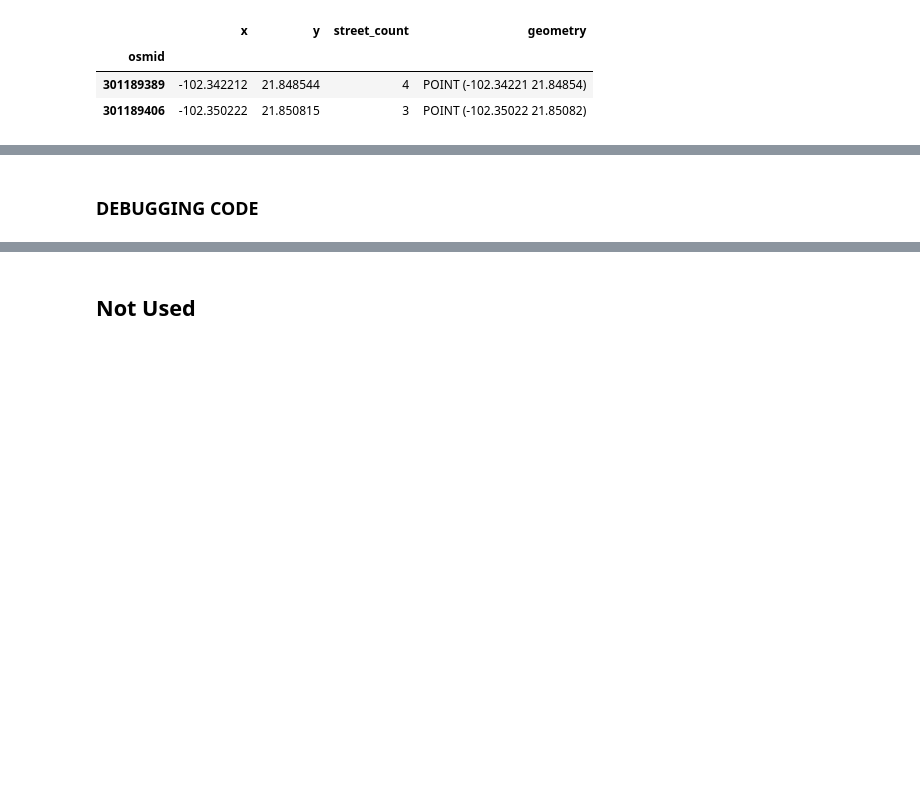
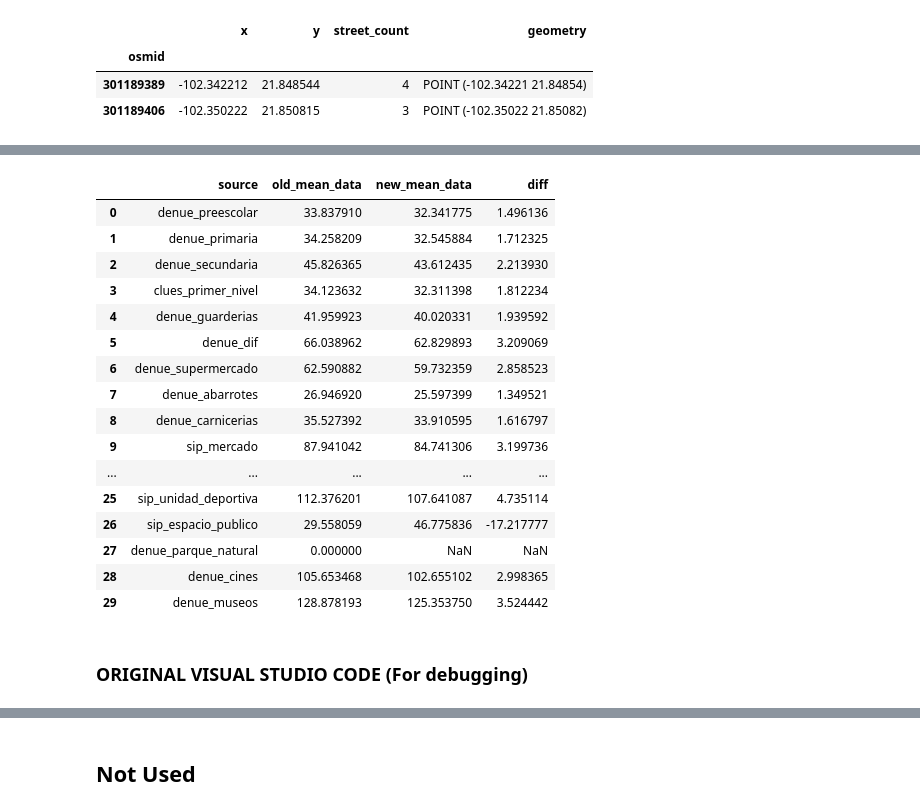
Before and after one commit to Observatorio-Ciudades/accesibilidad-urbana, a Jupyter notebook: notebooks/proximity_analysis_latam/prox_loading_osmnx 3 [Script 02_distance_amenities].ipynb, the cells around one changed output, grey strips where cells are left out. Cells and saved outputs as stored; diff of their text form; code cells hidden in the pictures; blank space fills up the shorter version.

```diff
--- a/notebooks/proximity_analysis_latam/prox_loading_osmnx 3 [Script 02_distance_amenities].ipynb
+++ b/notebooks/proximity_analysis_latam/prox_loading_osmnx 3 [Script 02_distance_amenities].ipynb
@@ -315,7 +315,7 @@ dtype: object
 | 301189389 | 1408187972 | 0 | 713153965 | False | NaN | Prolongación Constitución | residential | NaN | 13.812 | LINESTRING (-102.34221 21.84854, ... | NaN | ... |
 |  | 9370947312 | 0 | 715583649 | True | 2 | Avenida Siglo XXI | trunk | NaN | 412.235 | LINESTRING (-102.34221 21.84854, ... | NaN | ... |
 # %%
-sources = """{
+sources = {
     #Preescolar
     'denue_preescolar':[611111, 611112],
     #Primaria
@@ -341,13 +341,9 @@ sources = """{
     #Social
     'denue_restaurante_insitu':[722511, 722512, 722513, 722514, 722519],'denue_restaurante_llevar':[722516, 722518, 722517],'denue_bares':[722412],'denue_cafe':[722515],
     #Actividad física
-    'sip_cancha':[9311],'sip_unidad_deportiva':[9311],'sip_espacio_publico':[9321],'denue_parque_natural':[712190],
+    'sip_cancha':[93110],'sip_unidad_deportiva':[93111],'sip_espacio_publico':[9321],'denue_parque_natural':[712190],
     #Cultural
-    'denue_cines':[512130],'denue_museos':[712111, 712112]}"""
+    'denue_cines':[512130],'denue_museos':[712111, 712112]}
-# %%
-sources = {
-    #Preescolar
-    'denue_preescolar':[611111, 611112]}
 # %%
 # ELEMENTS NEEDED OUTSIDE THE LOOP
 # nodes_analysis is a nodes_gdf out of loop used in aup.calculate_distance_nearest_poi in each loop
@@ -627,0 +493,10 @@ Index: []
+# %%
+schema = 'prox_analysis'
+table = 'nodes_proximity_2020'
+
+query = f"SELECT * FROM {schema}.{table} WHERE \"metropolis\" LIKE \'{city}\'"
+nodes_prox = aup.gdf_from_query(query, geometry_col='geometry')
+
+#Show
+print(nodes_prox.shape)
+nodes_prox.head(2)
@@ -628 +508,42 @@ Index: []
+# %%
+summary = pd.DataFrame()
+i = 0
+
+for s in sources:
+
+    #Old data
+    amenity_gdf = nodes_prox.loc[nodes_prox.amenity == s]
+    old_mean = amenity_gdf.time.mean()
+
+    #New Data
+    source_gdf = nodes_sources.loc[nodes_sources.source == s]
+    new_mean = source_gdf.time.mean()
+
+    summary.loc[i,'source'] = s
+    summary.loc[i,'old_mean_data'] = old_mean
+    summary.loc[i,'new_mean_data'] = new_mean
+
+    i = i + 1
+
+summary['diff'] = summary['old_mean_data'] - summary['new_mean_data']
+# %%
+summary
+# %% [output]
+|  | source | old_mean_data | new_mean_data | diff |
+| 0 | denue_preescolar | 33.837910 | 32.341775 | 1.496136 |
+| 1 | denue_primaria | 34.258209 | 32.545884 | 1.712325 |
+| 2 | denue_secundaria | 45.826365 | 43.612435 | 2.213930 |
+| 3 | clues_primer_nivel | 34.123632 | 32.311398 | 1.812234 |
+| 4 | denue_guarderias | 41.959923 | 40.020331 | 1.939592 |
+| 5 | denue_dif | 66.038962 | 62.829893 | 3.209069 |
+| 6 | denue_supermercado | 62.590882 | 59.732359 | 2.858523 |
+| 7 | denue_abarrotes | 26.946920 | 25.597399 | 1.349521 |
+| 8 | denue_carnicerias | 35.527392 | 33.910595 | 1.616797 |
+| 9 | sip_mercado | 87.941042 | 84.741306 | 3.199736 |
+| ... | ... | ... | ... | ... |
+| 25 | sip_unidad_deportiva | 112.376201 | 107.641087 | 4.735114 |
+| 26 | sip_espacio_publico | 29.558059 | 46.775836 | -17.217777 |
+| 27 | denue_parque_natural | 0.000000 | NaN | NaN |
+| 28 | denue_cines | 105.653468 | 102.655102 | 2.998365 |
+| 29 | denue_museos | 128.878193 | 125.353750 | 3.524442 |
 # %%
@@ -631,2 +552,2 @@ Index: []
 # %% [markdown]
-### DEBUGGING CODE
+### ORIGINAL VISUAL STUDIO CODE (For debugging)
```
Also changed, not shown: parts of 26 cells of this notebook, 1 other file.
